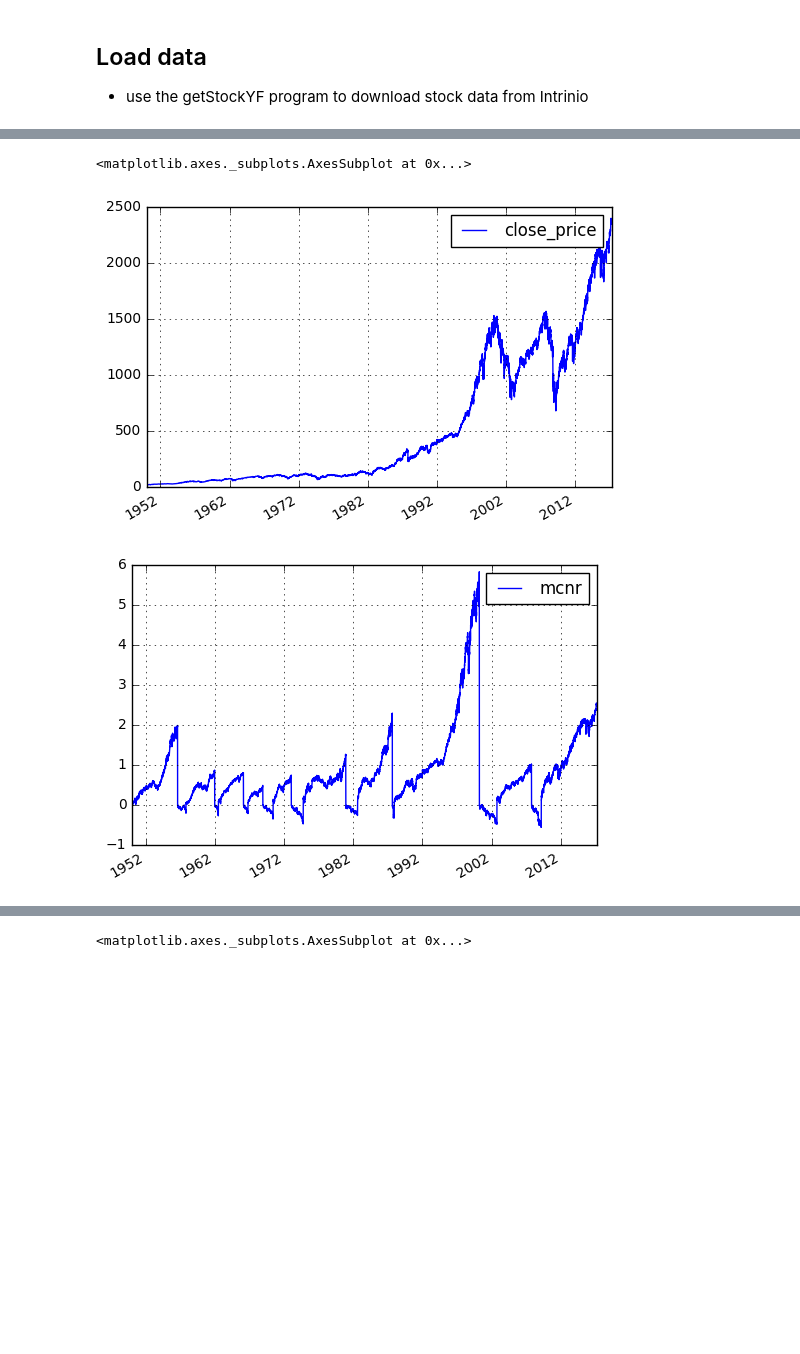
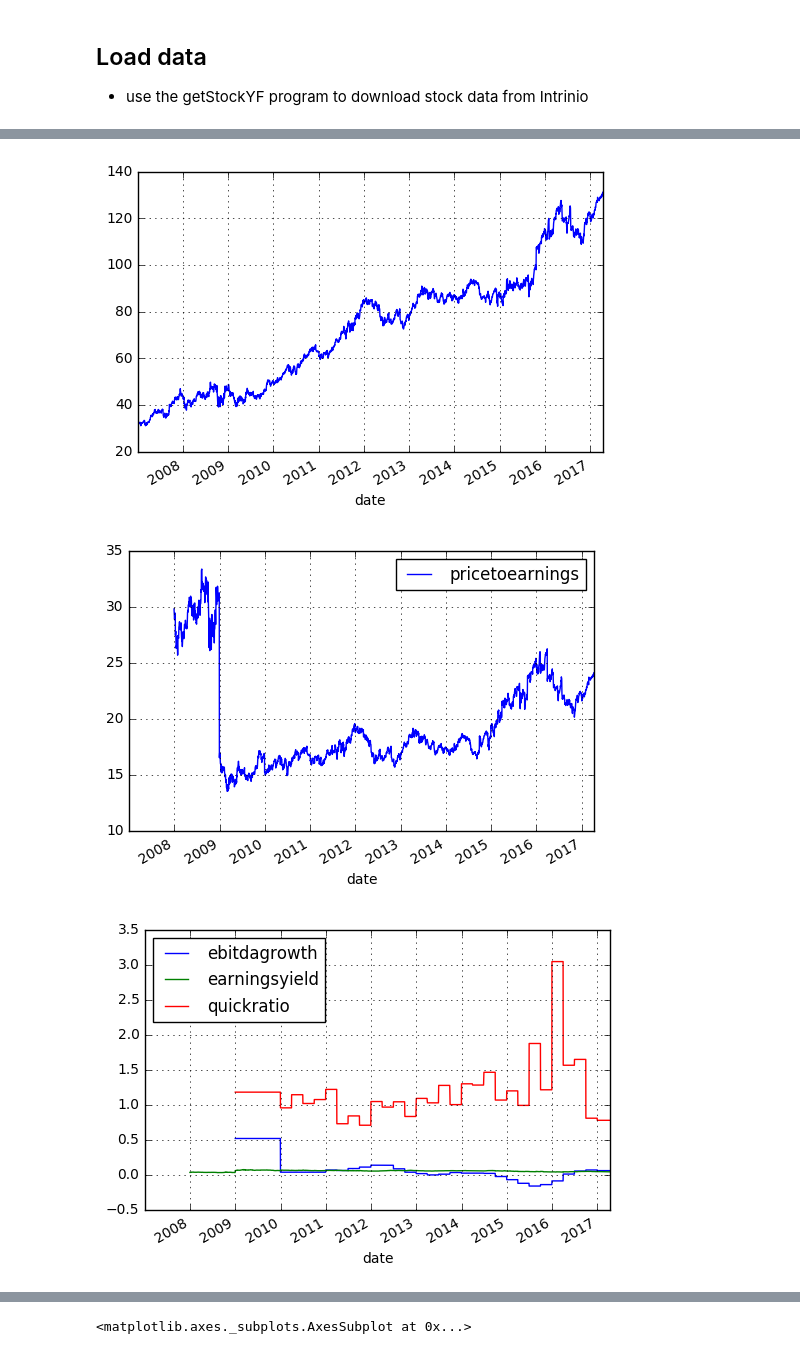
Before and after one commit to algosci/algosciquant, a Jupyter notebook: SPred.ipynb, the cells around one changed output, grey strips where cells are left out. Saved outputs shown, nothing was run; the diff lists cells and outputs as text; code cells hidden in the pictures; blank space fills up the shorter version.

```diff
--- a/SPred.ipynb
+++ b/SPred.ipynb
@@ -46,7 +41,7 @@ print('ticker = ',ticker)
 if source == 'Intrinio':
     from IntrinioApiCredentials import *
     if ticker !='SPX':
-        sitems=['adj_close_price','adj_volume','pricetoearnings','ebitdagrowth','earningsyield','quickratio','pricetobook','evtoebitda','evtorevenue']
+        sitems=['adj_close_price',]
         dfs=getIntrinioStockData(ticker,startDate,endDate,api_username,api_password,items=sitems,v=0) # stock
         print(dfs.tail(5))
     dfsp=getIntrinisoSPData(startDate,endDate,api_username,api_password,v=0) # S&P
@@ -65,14 +60,14 @@ elif source == 'file':
         dfsp = pd.read_csv('sp500.csv',index_col=0,parse_dates=True)
         dfsp = dfsp[dataStartDate:]
         print(dfsp.head(5))
-        print('...)')
+        print('...')
         print(dfsp.tail(5))
-
-
     else:
         filename='stock_'+ticker+'.csv'
         dfs = pd.read_csv(filename,index_col=0,parse_dates=True)
         dfs = dfs[dataStartDate:]
+        #dfs['pricetobook'] = pd.to_numeric(dfs['pricetobook'])
+
         print(dfs.head(5))
         print('...)')
         print(dfs.tail(5))
@@ -237,16 +92,18 @@ plt.ylim(-1.2, 1.2)
-# %%
-# Plot S&P
-
-st=dataStartDate
-et=today
-#st=dt.datetime(1990,1,1)
-#et=dt.datetime(2017,3,28)
-
-dfsp.loc[st:et,['close_price']].plot(grid=True)
-plt.ylim(0,2500)
-
-dfmc.loc[st:et,['mcnr']].plot(grid=True)
-# %% [output]
-<matplotlib.axes._subplots.AxesSubplot at 0x...>
-[figure, removed]
-[figure, removed]
+# %%
+
+if ticker =='^GSPC':
+    price_variable = 'close_price'
+    df=dfsp
+    df[price_variable].plot(grid=True)
+
+
+else:
+    price_variable ='adj_close_price'
+    df=dfs
+    df[price_variable].plot(grid=True)
+    df[['pricetoearnings']].plot(grid=True)
+    df[['ebitdagrowth','earningsyield','quickratio']].plot(grid=True)
+# %% [output]
+[figure, added]
+[figure, added]
+[figure, added]
```
Also changed, not shown: parts of 39 cells of this notebook, 7 other files.
